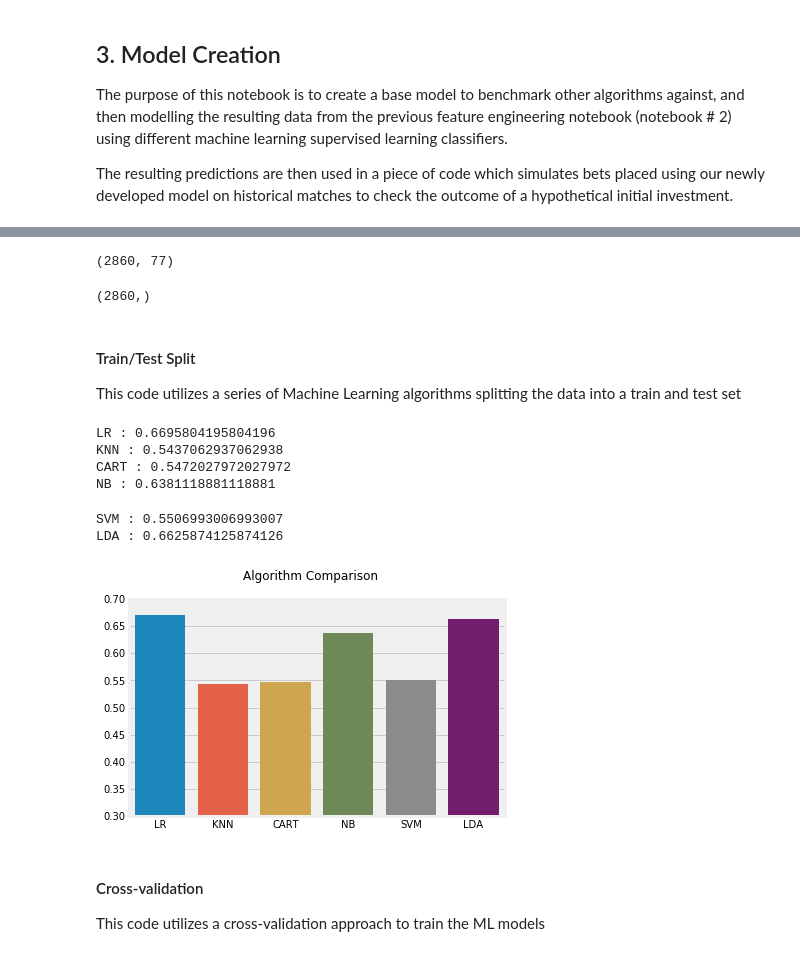
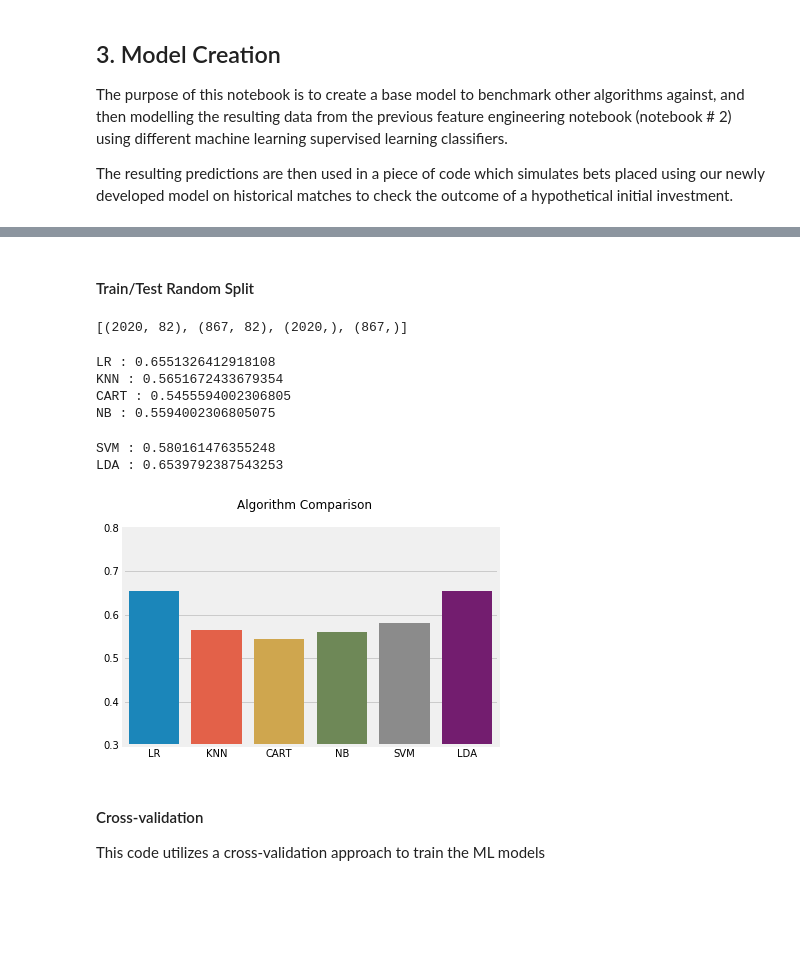
Before and after one commit to miketondu/odds_portal_project, a Jupyter notebook: notebooks/3_odds_model_bet_simulator.ipynb, the cells around one changed output, grey strips where cells are left out. Cells and saved outputs as stored; diff of their text form; code cells hidden in the pictures; blank space fills up the shorter version.

```diff
--- a/notebooks/3_odds_model_bet_simulator.ipynb
+++ b/notebooks/3_odds_model_bet_simulator.ipynb
@@ -103,0 +110,19 @@ Accuracy of base model predicting only home wins:  0.551048951048951
+# %%
+# Training with 2008-2018 and testing with 2019
+model_df = odds_unique.copy().dropna()
+model_df.drop(['home_goals', 'away_goals'],axis=1,inplace=True)
+
+# Train
+X_train = model_df.loc[(model_df['season_year']!=2019),model_df.columns!=target_var]
+X_train.drop('season_year', axis=1,inplace=True)
+X_train = pd.get_dummies(X_train)
+y_train = model_df.loc[(model_df['season_year']!=2019),model_df.columns==target_var]
+
+# Test
+X_test = model_df.loc[(model_df['season_year']==2019),model_df.columns!=target_var]
+X_test.drop('season_year', axis=1,inplace=True)
+X_test = pd.get_dummies(X_test)
+X_test = X_test.reindex(columns=X_train.columns, fill_value=0)
+y_test = model_df.loc[(model_df['season_year']==2019),model_df.columns==target_var]
+
+[x.shape for x in [X_train, X_test, y_train, y_test]]
@@ -104,66 +175,55 @@ Accuracy of base model predicting only home wins:  0.551048951048951
+# %% [markdown]
+#### Train/Test Random Split
 # %%
-# Preparing dataframe to feed it into the model
+# Preparing dataframe to feed it into the model using sklearn's train/test random split
 #target_var = 'home_win'
-
 model_df = odds_unique.copy().dropna()
 model_df.drop(['home_goals', 'away_goals'],axis=1,inplace=True)
+# Features
 X = model_df.loc[:,model_df.columns!=target_var]
 X = pd.get_dummies(X)
+# Labels
 y = model_df.loc[:,target_var]
 
-X.shape
-y.shape
+# Split the data into training and testing sets
+X_train, X_test, y_train, y_test = train_test_split(X, y, test_size=.3, random_state=12)
+[x.shape for x in [X_train, X_test, y_train, y_test]]
 # %% [output]
-(2860, 77)
+[(2020, 82), (867, 82), (2020,), (867,)]
-(2860,)
-# %% [markdown]
-#### Train/Test Split
-This code utilizes a series of Machine Learning algorithms splitting the data into a train and test set
 # %%
-# Split the data into training and testing sets
-X_train, X_test, y_train, y_test = train_test_split(X, y, test_size=.2, random_state=42)
-
-# Models
-models = []
-models.append(('LR', LogisticRegression()))
-models.append(('KNN', KNeighborsClassifier()))
-models.append(('CART', DecisionTreeClassifier()))
-models.append(('NB', GaussianNB()))
-models.append(('SVM', SVC(probability=True)))
-models.append(('LDA', LinearDiscriminantAnalysis()))
-
+# ML training with sklearn train/test split
 results = []
 names = []
 y_preds = []
 
 for model in models:
     # Choose model
     clf = model[1]
     # Train the model on training data
     clf.fit(X_train, y_train)
     # Prediction on test set
     y_pred=clf.predict_proba(X_test)
     # Print results
     print(model[0],':', clf.score(X_test,y_test))
     names.append(model[0])
     results.append(clf.score(X_test,y_test))
 
 
 # barplot algorithm comparison
 fig = plt.figure()
 fig.suptitle('Algorithm Comparison')
 ax = fig.add_subplot(111)
 sns.barplot(x=names,y=results)
-ax.set_ylim((.3,.7))
+ax.set_ylim((.3,.8))
 plt.show();
 # %% [output]
-LR : 0.6695804195804196
-KNN : 0.5437062937062938
-CART : 0.5472027972027972
-NB : 0.6381118881118881
+LR : 0.6551326412918108
+KNN : 0.5651672433679354
+CART : 0.5455594002306805
+NB : 0.5594002306805075
-SVM : 0.5506993006993007
-LDA : 0.6625874125874126
+SVM : 0.580161476355248
+LDA : 0.6539792387543253
-[figure, old version]
+[figure, new version]
 # %% [markdown]
 #### Cross-validation
 This code utilizes a cross-validation approach to train the ML models
```
Also changed, not shown: parts of 11 cells of this notebook.
